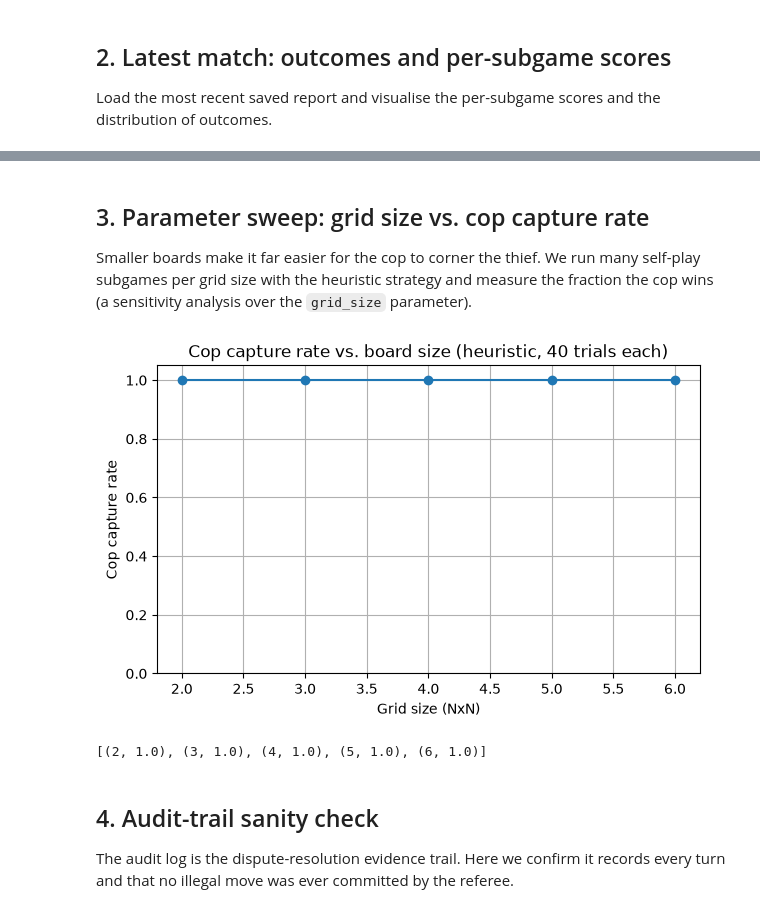
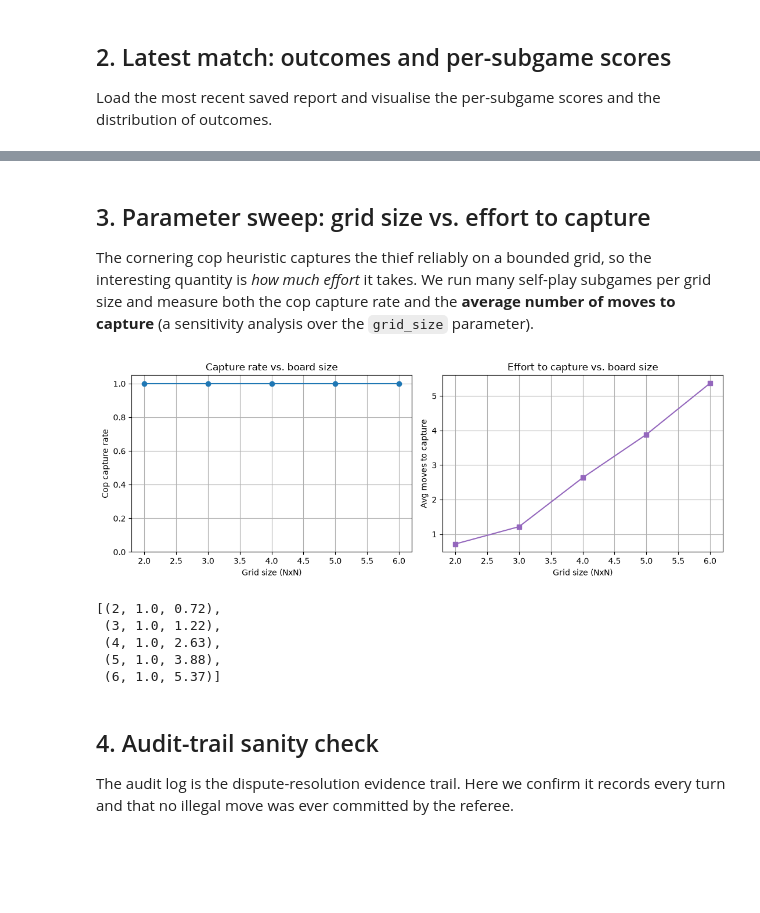
Before and after one commit to alonengel/Dual-Agent-MCP, a Jupyter notebook: notebooks/analysis.ipynb, the cells around one changed output, grey strips where cells are left out. Drawn from its saved outputs; the diff is of its cells as text; code cells hidden in the pictures; blank space fills up the shorter version.

Commit message:
docs: update strategy PRD, notebook sweep, launcher, license and demo artifact

```diff
--- a/notebooks/analysis.ipynb
+++ b/notebooks/analysis.ipynb
@@ -68,39 +68,51 @@ loaded: internal_20260621_173742.json | totals: {'cop': 120, 'thief': 30}
 [figure]
 # %% [markdown]
-## 3. Parameter sweep: grid size vs. cop capture rate
+## 3. Parameter sweep: grid size vs. effort to capture
 
-Smaller boards make it far easier for the cop to corner the thief. We run many
-self-play subgames per grid size with the heuristic strategy and measure the
-fraction the cop wins (a sensitivity analysis over the `grid_size` parameter).
+The cornering cop heuristic captures the thief reliably on a bounded grid, so the
+interesting quantity is *how much effort* it takes. We run many self-play subgames
+per grid size and measure both the cop capture rate and the **average number of
+moves to capture** (a sensitivity analysis over the `grid_size` parameter).
 # %%
-def capture_rate(size: int, trials: int = 40, seed: int = 0) -> float:
-    """Run trials self-play subgames on a size x size board; return cop-win rate."""
+def sweep(size: int, trials: int = 60, seed: int = 0) -> tuple[float, float]:
+    """Run trials self-play subgames; return (cop-win rate, avg moves to capture)."""
     audit = AuditLog(ROOT, {"log_dir": "logs", "game_log_file": "sweep.log"})
     scoring = {"cop_win": 20, "thief_win": 10, "cop_loss": 5, "thief_loss": 5}
     game_cfg = {"grid_size": [size, size], "max_moves": 25, "num_games": trials,
                 "max_barriers": 5, "origin": 1, "diagonal_moves": True}
     cop = Agent(Role.COP, HeuristicStrategy(), MockProvider())
     thief = Agent(Role.THIEF, HeuristicStrategy(), MockProvider())
-    runner = MatchRunner(game_cfg, scoring, cop, thief, audit, random.Random(seed))
-    result = runner.run_match()
-    wins = sum(1 for s in result["sub_games"] if s["outcome"] == "cop_win")
-    return wins / trials
+    result = MatchRunner(game_cfg, scoring, cop, thief, audit, random.Random(seed)).run_match()
+    wins = [s for s in result["sub_games"] if s["outcome"] == "cop_win"]
+    rate = len(wins) / trials
+    avg_moves = sum(s["moves_played"] for s in wins) / len(wins) if wins else 0.0
+    return rate, avg_moves
 
 sizes = [2, 3, 4, 5, 6]
-rates = [capture_rate(s) for s in sizes]
+rates, moves = zip(*[sweep(s) for s in sizes], strict=True)
 
-plt.figure(figsize=(7, 4))
-plt.plot(sizes, rates, marker="o", color="tab:blue")
-plt.xlabel("Grid size (NxN)")
-plt.ylabel("Cop capture rate")
-plt.title("Cop capture rate vs. board size (heuristic, 40 trials each)")
-plt.grid(True)
-plt.ylim(0, 1.05)
+fig, (axa, axb) = plt.subplots(1, 2, figsize=(11, 4))
+axa.plot(sizes, rates, marker="o", color="tab:blue")
+axa.set_xlabel("Grid size (NxN)")
+axa.set_ylabel("Cop capture rate")
+axa.set_title("Capture rate vs. board size")
+axa.set_ylim(0, 1.05)
+axa.grid(True)
+axb.plot(sizes, moves, marker="s", color="tab:purple")
+axb.set_xlabel("Grid size (NxN)")
+axb.set_ylabel("Avg moves to capture")
+axb.set_title("Effort to capture vs. board size")
+axb.grid(True)
+plt.tight_layout()
 plt.show()
-list(zip(sizes, rates, strict=True))
+list(zip(sizes, [round(r, 3) for r in rates], [round(m, 2) for m in moves], strict=True))
 # %% [output]
-[figure, old version]
+[figure, new version]
-[(2, 1.0), (3, 1.0), (4, 1.0), (5, 1.0), (6, 1.0)]
+[(2, 1.0, 0.72),
+ (3, 1.0, 1.22),
+ (4, 1.0, 2.63),
+ (5, 1.0, 3.88),
+ (6, 1.0, 5.37)]
 # %% [markdown]
 ## 4. Audit-trail sanity check
 
```
Also changed, not shown: parts of 3 cells of this notebook, 4 other files.
